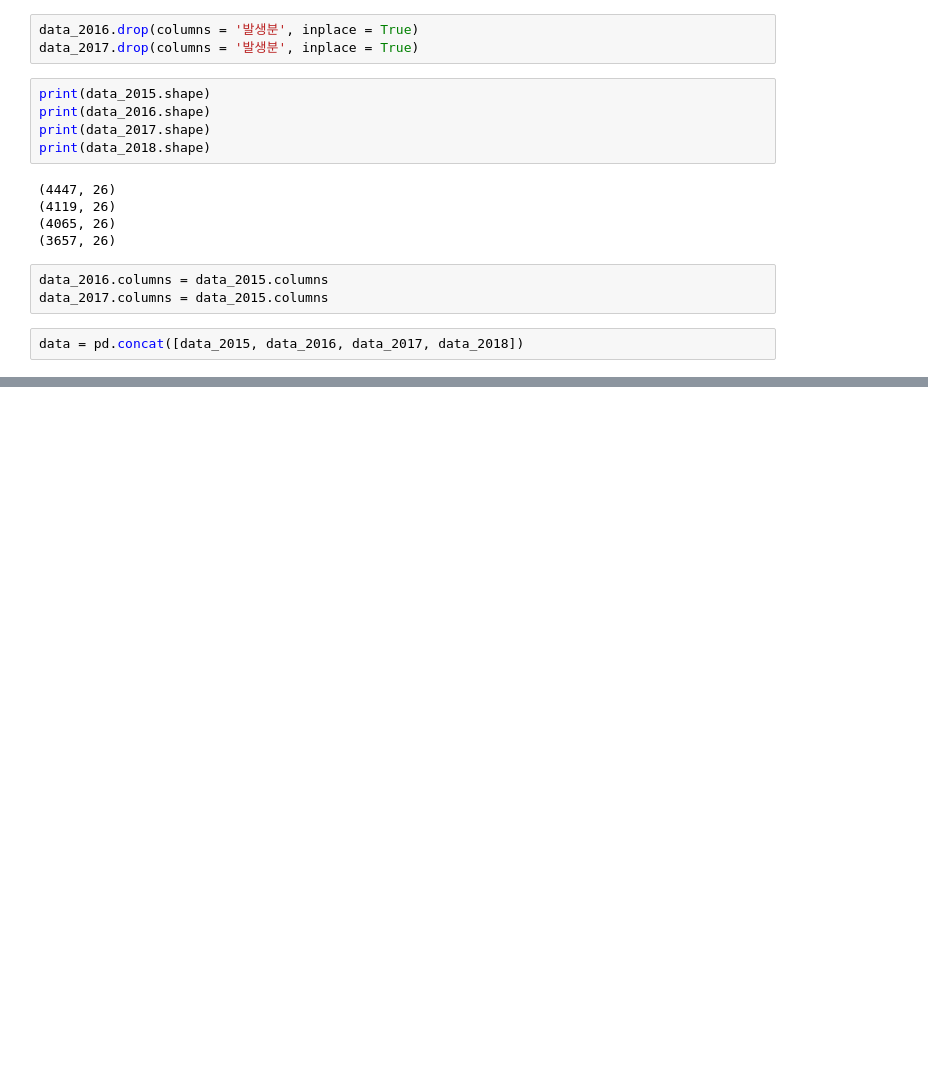
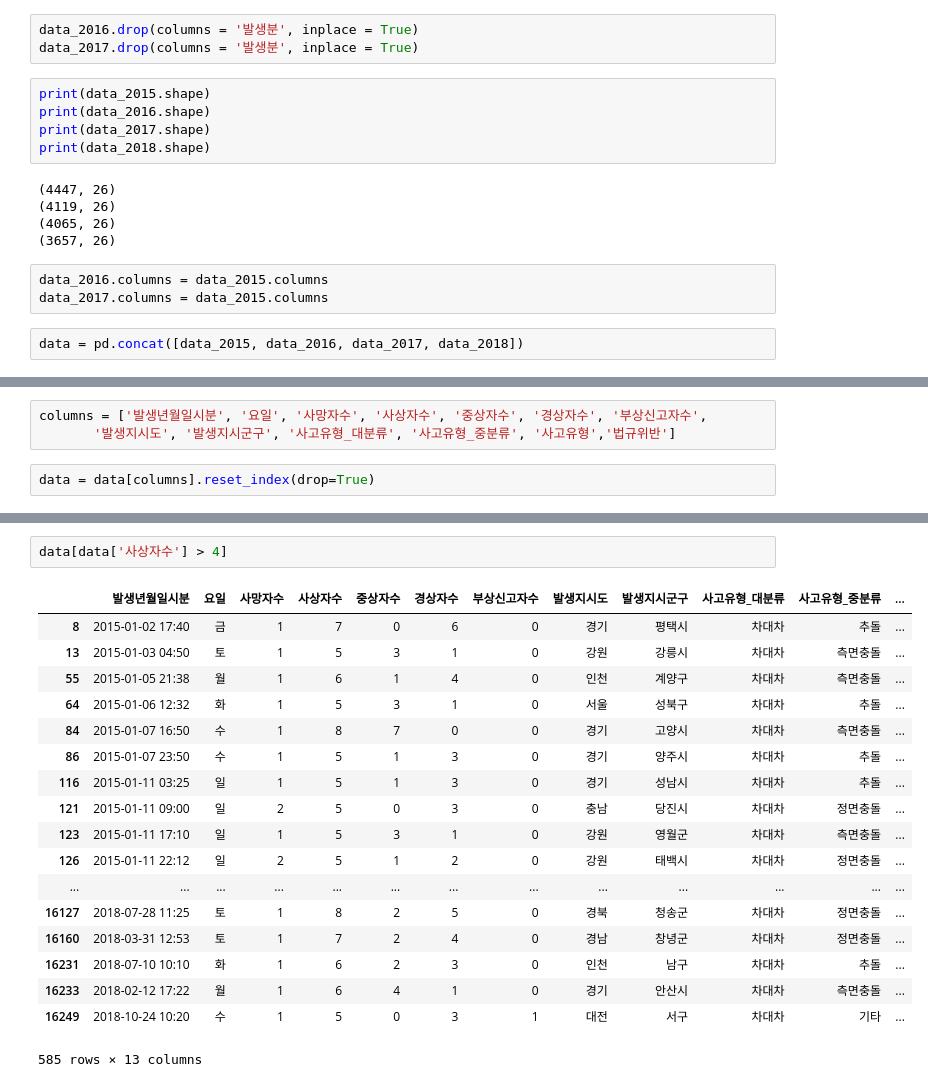
Before and after one commit to sunnight9507/4_2_-Data_Visualization, a Jupyter notebook: 교통사고/HW2.ipynb, the cells around one changed output, grey strips where cells are left out. Drawn from its saved outputs; the diff is of its cells as text; blank space fills up the shorter version.

```diff
--- a/교통사고/HW2.ipynb
+++ b/교통사고/HW2.ipynb
@@ -48,0 +55,5 @@ data.to_csv('result', encoding = 'utf-8-sig')
+# %%
+columns = ['발생년월일시분', '요일', '사망자수', '사상자수', '중상자수', '경상자수', '부상신고자수',
+       '발생지시도', '발생지시군구', '사고유형_대분류', '사고유형_중분류', '사고유형','법규위반']
+# %%
+data = data[columns].reset_index(drop=True)
@@ -48,0 +90,21 @@ data.to_csv('result', encoding = 'utf-8-sig')
+# %%
+data[data['사상자수'] > 4]
+# %% [output]
+|  | 발생년월일시분 | 요일 | 사망자수 | 사상자수 | 중상자수 | 경상자수 | 부상신고자수 | 발생지시도 | 발생지시군구 | 사고유형_대분류 | 사고유형_중분류 | ... |
+| 8 | 2015-01-02 17:40 | 금 | 1 | 7 | 0 | 6 | 0 | 경기 | 평택시 | 차대차 | 추돌 | ... |
+| 13 | 2015-01-03 04:50 | 토 | 1 | 5 | 3 | 1 | 0 | 강원 | 강릉시 | 차대차 | 측면충돌 | ... |
+| 55 | 2015-01-05 21:38 | 월 | 1 | 6 | 1 | 4 | 0 | 인천 | 계양구 | 차대차 | 측면충돌 | ... |
+| 64 | 2015-01-06 12:32 | 화 | 1 | 5 | 3 | 1 | 0 | 서울 | 성북구 | 차대차 | 추돌 | ... |
+| 84 | 2015-01-07 16:50 | 수 | 1 | 8 | 7 | 0 | 0 | 경기 | 고양시 | 차대차 | 측면충돌 | ... |
+| 86 | 2015-01-07 23:50 | 수 | 1 | 5 | 1 | 3 | 0 | 경기 | 양주시 | 차대차 | 추돌 | ... |
+| 116 | 2015-01-11 03:25 | 일 | 1 | 5 | 1 | 3 | 0 | 경기 | 성남시 | 차대차 | 추돌 | ... |
+| 121 | 2015-01-11 09:00 | 일 | 2 | 5 | 0 | 3 | 0 | 충남 | 당진시 | 차대차 | 정면충돌 | ... |
+| 123 | 2015-01-11 17:10 | 일 | 1 | 5 | 3 | 1 | 0 | 강원 | 영월군 | 차대차 | 측면충돌 | ... |
+| 126 | 2015-01-11 22:12 | 일 | 2 | 5 | 1 | 2 | 0 | 강원 | 태백시 | 차대차 | 정면충돌 | ... |
+| ... | ... | ... | ... | ... | ... | ... | ... | ... | ... | ... | ... | ... |
+| 16127 | 2018-07-28 11:25 | 토 | 1 | 8 | 2 | 5 | 0 | 경북 | 청송군 | 차대차 | 정면충돌 | ... |
+| 16160 | 2018-03-31 12:53 | 토 | 1 | 7 | 2 | 4 | 0 | 경남 | 창녕군 | 차대차 | 정면충돌 | ... |
+| 16231 | 2018-07-10 10:10 | 화 | 1 | 6 | 2 | 3 | 0 | 인천 | 남구 | 차대차 | 추돌 | ... |
+| 16233 | 2018-02-12 17:22 | 월 | 1 | 6 | 4 | 1 | 0 | 경기 | 안산시 | 차대차 | 측면충돌 | ... |
+| 16249 | 2018-10-24 10:20 | 수 | 1 | 5 | 0 | 3 | 1 | 대전 | 서구 | 차대차 | 기타 | ... |
+585 rows × 13 columns
```
Also changed, not shown: parts of 11 cells of this notebook.
